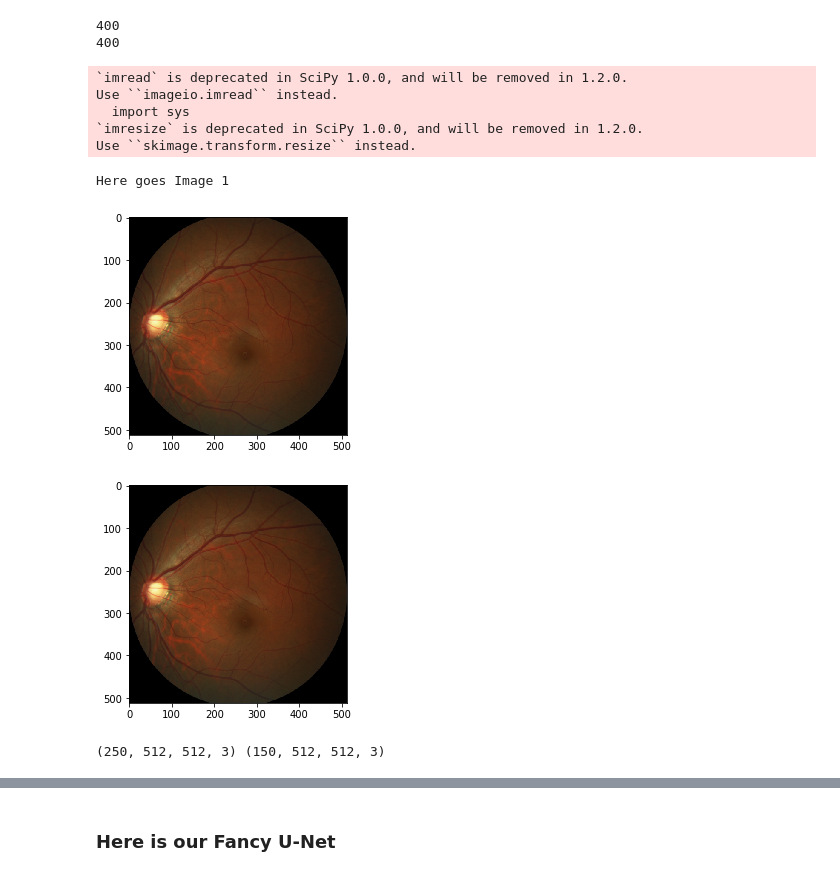
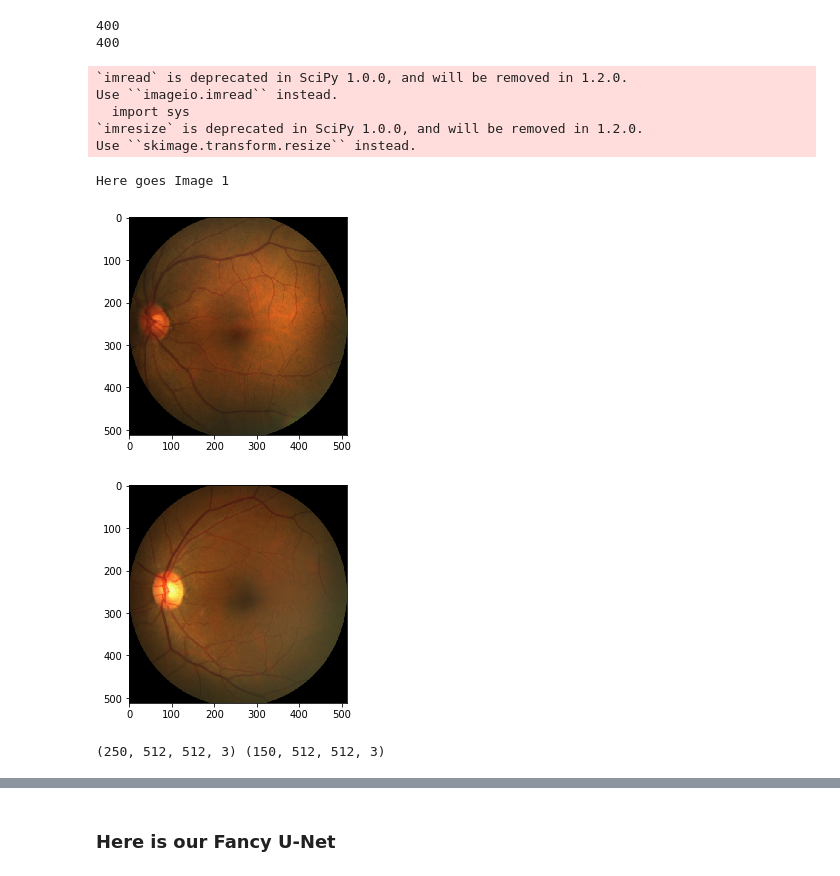
Before and after one commit to mslam/Tensofrlow_Optic_Disc_Segmentation_U-net, a Jupyter notebook: Testing.ipynb, the cells around one changed output, grey strips where cells are left out. Cells and saved outputs as stored; diff of their text form; code cells hidden in the pictures.

```diff
--- a/Testing.ipynb
+++ b/Testing.ipynb
@@ -42,36 +42,36 @@ print(len(mask_files))
 # %%
 # Arrange the images:
 images = []
 
 # for each file in the list, read in the image, and then save to the array
 for photo in fundus_files:
     #print photo
-    image = misc.imread("/local/vol00/scratch/Shafkat/Projects/P0002_C_Optic_Disc_Segmentation/Data/REFUGE-Training400/Training400/Glaucoma/g0013.jpg")
+    image = misc.imread(photo).astype(np.float32)/255.0
     ds_image = misc.imresize(image, ((512,512,3)))
     # pass in only the blue channel as it contains the most information
     images.append(ds_image)
 
 
 # print img_1.shape
 # print img_2.shape
 print ("Here goes Image 1")
 # print img_1.dtype, img_1.shape, img_1
 plt.imshow(images[9])
 plt.show()
 plt.imshow(images[30])
 plt.show()
 x_train = np.array(images[:250])
 x_validation = np.array(images[250:])
 print x_train.shape, x_validation.shape
 # %% [output]
 `imread` is deprecated in SciPy 1.0.0, and will be removed in 1.2.0.
 Use ``imageio.imread`` instead.
   import sys
 `imresize` is deprecated in SciPy 1.0.0, and will be removed in 1.2.0.
 Use ``skimage.transform.resize`` instead.
 Here goes Image 1
-[figure, old version]
+[figure, new version]
-[figure, old version]
+[figure, new version]
 (250, 512, 512, 3) (150, 512, 512, 3)
 # %%
 ## Arrange the labels for purposes of training:
```
Also changed, not shown: parts of 4 cells of this notebook, 2 other files.
